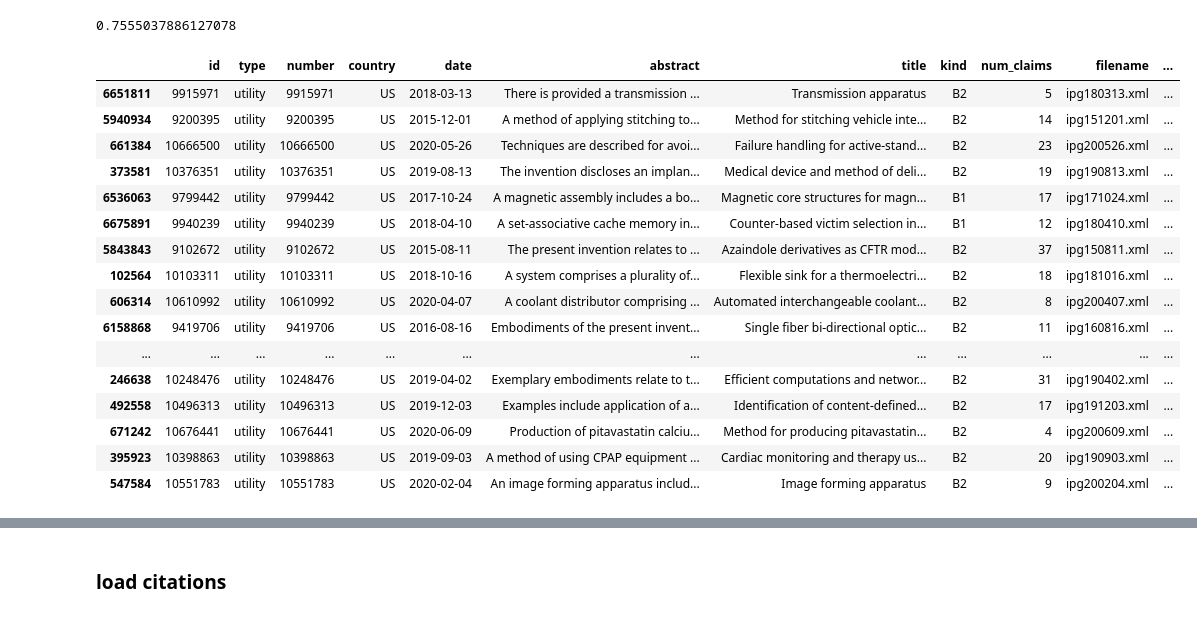
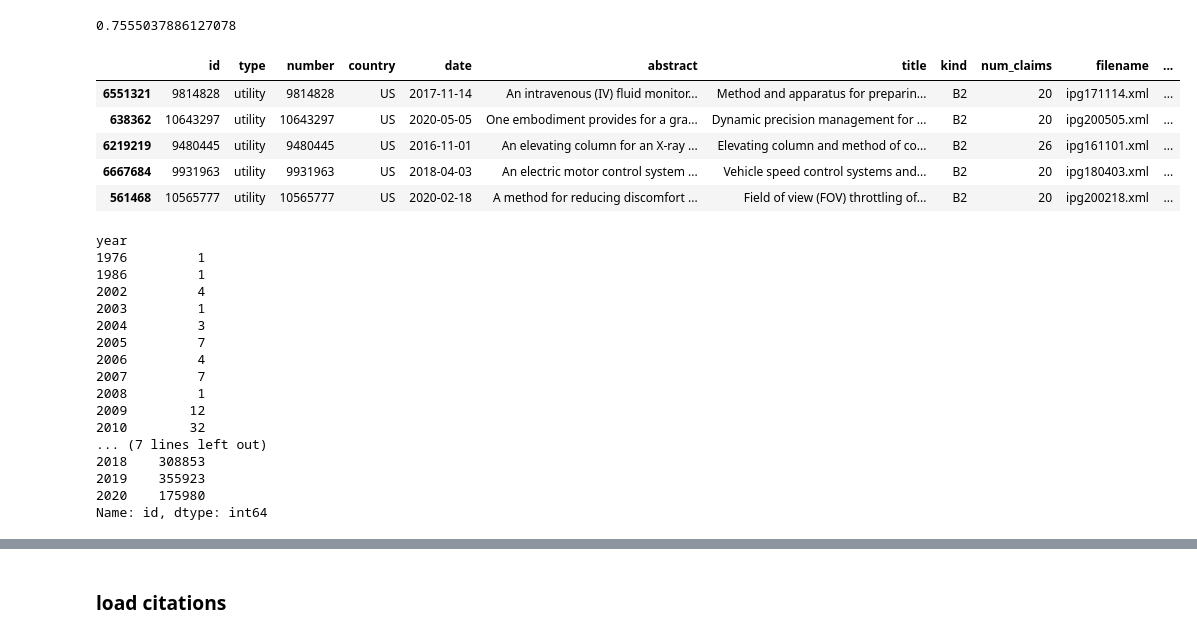
Before and after one commit to yniu87/PatentNetwork, a Jupyter notebook: readin.ipynb, the cells around one changed output, grey strips where cells are left out. Saved outputs shown, nothing was run; the diff lists cells and outputs as text; code cells hidden in the pictures.

```diff
--- a/readin.ipynb
+++ b/readin.ipynb
@@ -24,11 +24,16 @@ import numpy as np
 f_name = "nber.tsv"
 dtypes = {'category_id': np.int8, 'subcategory_id': np.int8}
 nber = pd.read_csv(f_name, delimiter="\t", dtype=dtypes, quoting = csv.QUOTE_NONNUMERIC)
+# %%
+f_name = "nber_subcategory.tsv"
+nber_cat = pd.read_csv(f_name, delimiter="\t", dtype=dtypes, quoting = csv.QUOTE_NONNUMERIC)
 # %%
 # nber has unique patent ids
 nber['patent_id'].nunique()
 # %% [output]
 5105937
+# %%
+nber = nber.merge(nber_cat, left_on = 'subcategory_id', right_on = 'id', how = 'left')
 # %%
 nber.info()
 # %% [output]
@@ -44,3 +51,8 @@ memory usage: 87.6+ MB
+# %%
+# drop subcategory id
+nber = nber.drop(columns=['id'])
+# %%
+nber = nber.rename(columns={"title": "subcategory_title"})
 # %%
 nber.dtypes
 # %% [output]
@@ -139,25 +152,35 @@ patent = patent.merge(nber,left_on = "id", right_on = "patent_id", how= "left")
 patent[~(patent['subcategory_id'].isnull())].shape[0]/ patent.shape[0]
 # %% [output]
 0.7555037886127078
-# %%
-patent[patent['subcategory_id'].isnull()].sample(20)
-# %% [output]
-|  | id | type | number | country | date | abstract | title | kind | num_claims | filename | ... |
-| 6651811 | 9915971 | utility | 9915971 | US | 2018-03-13 | There is provided a transmission ... | Transmission apparatus | B2 | 5 | ipg180313.xml | ... |
-| 5940934 | 9200395 | utility | 9200395 | US | 2015-12-01 | A method of applying stitching to... | Method for stitching vehicle inte... | B2 | 14 | ipg151201.xml | ... |
-| 661384 | 10666500 | utility | 10666500 | US | 2020-05-26 | Techniques are described for avoi... | Failure handling for active-stand... | B2 | 23 | ipg200526.xml | ... |
-| 373581 | 10376351 | utility | 10376351 | US | 2019-08-13 | The invention discloses an implan... | Medical device and method of deli... | B2 | 19 | ipg190813.xml | ... |
-| 6536063 | 9799442 | utility | 9799442 | US | 2017-10-24 | A magnetic assembly includes a bo... | Magnetic core structures for magn... | B1 | 17 | ipg171024.xml | ... |
-| 6675891 | 9940239 | utility | 9940239 | US | 2018-04-10 | A set-associative cache memory in... | Counter-based victim selection in... | B1 | 12 | ipg180410.xml | ... |
-| 5843843 | 9102672 | utility | 9102672 | US | 2015-08-11 | The present invention relates to ... | Azaindole derivatives as CFTR mod... | B2 | 37 | ipg150811.xml | ... |
-| 102564 | 10103311 | utility | 10103311 | US | 2018-10-16 | A system comprises a plurality of... | Flexible sink for a thermoelectri... | B2 | 18 | ipg181016.xml | ... |
-| 606314 | 10610992 | utility | 10610992 | US | 2020-04-07 | A coolant distributor comprising ... | Automated interchangeable coolant... | B2 | 8 | ipg200407.xml | ... |
-| 6158868 | 9419706 | utility | 9419706 | US | 2016-08-16 | Embodiments of the present invent... | Single fiber bi-directional optic... | B2 | 11 | ipg160816.xml | ... |
-| ... | ... | ... | ... | ... | ... | ... | ... | ... | ... | ... | ... |
-| 246638 | 10248476 | utility | 10248476 | US | 2019-04-02 | Exemplary embodiments relate to t... | Efficient computations and networ... | B2 | 31 | ipg190402.xml | ... |
-| 492558 | 10496313 | utility | 10496313 | US | 2019-12-03 | Examples include application of a... | Identification of content-defined... | B2 | 17 | ipg191203.xml | ... |
-| 671242 | 10676441 | utility | 10676441 | US | 2020-06-09 | Production of pitavastatin calciu... | Method for producing pitavastatin... | B2 | 4 | ipg200609.xml | ... |
-| 395923 | 10398863 | utility | 10398863 | US | 2019-09-03 | A method of using CPAP equipment ... | Cardiac monitoring and therapy us... | B2 | 20 | ipg190903.xml | ... |
-| 547584 | 10551783 | utility | 10551783 | US | 2020-02-04 | An image forming apparatus includ... | Image forming apparatus | B2 | 9 | ipg200204.xml | ... |
 # %%
 patent['year'] = patent['date'].dt.year
+# %%
+patent[patent['subcategory_id'].isnull()].sample(5)
+# %% [output]
+|  | id | type | number | country | date | abstract | title | kind | num_claims | filename | ... |
+| 6551321 | 9814828 | utility | 9814828 | US | 2017-11-14 | An intravenous (IV) fluid monitor... | Method and apparatus for preparin... | B2 | 20 | ipg171114.xml | ... |
+| 638362 | 10643297 | utility | 10643297 | US | 2020-05-05 | One embodiment provides for a gra... | Dynamic precision management for ... | B2 | 20 | ipg200505.xml | ... |
+| 6219219 | 9480445 | utility | 9480445 | US | 2016-11-01 | An elevating column for an X-ray ... | Elevating column and method of co... | B2 | 26 | ipg161101.xml | ... |
+| 6667684 | 9931963 | utility | 9931963 | US | 2018-04-03 | An electric motor control system ... | Vehicle speed control systems and... | B2 | 20 | ipg180403.xml | ... |
+| 561468 | 10565777 | utility | 10565777 | US | 2020-02-18 | A method for reducing discomfort ... | Field of view (FOV) throttling of... | B2 | 20 | ipg200218.xml | ... |
+# %%
+# we have substantial NBER category missing, starting from May 2015
+patent[patent['subcategory_id'].isnull()].groupby('year')['id'].count()
+# %% [output]
+year
+1976         1
+1986         1
+2002         4
+2003         1
+2004         3
+2005         7
+2006         4
+2007         7
+2008         1
+2009        12
+2010        32
+... (7 lines left out)
+2018    308853
+2019    355923
+2020    175980
+Name: id, dtype: int64
```
Also changed, not shown: parts of 35 cells of this notebook.
